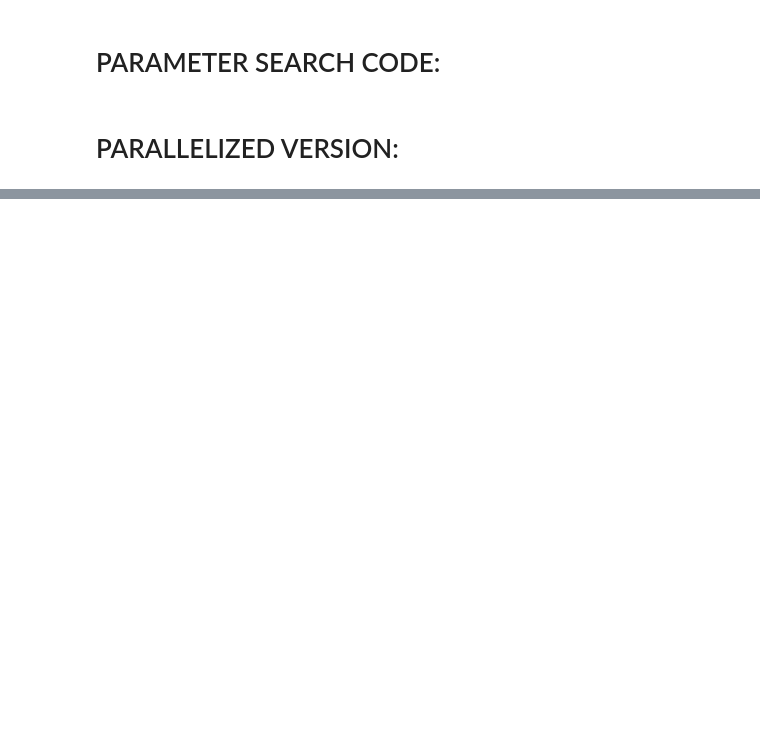
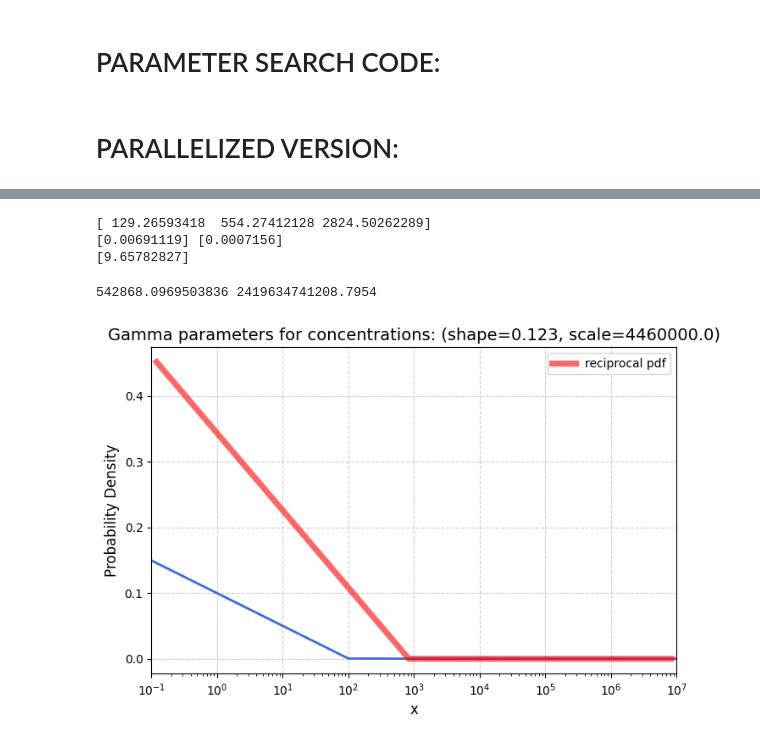
Before and after one commit to mattia0345/Research, a Jupyter notebook: parameter_search.ipynb, the cells around one changed output, grey strips where cells are left out. Saved outputs shown, nothing was run; the diff lists cells and outputs as text; code cells hidden in the pictures; blank space fills up the shorter version.

```diff
--- a/parameter_search.ipynb
+++ b/parameter_search.ipynb
@@ -953,0 +955,65 @@ simulation(2, 6000)
+# %%
+gen_rates = all_parameter_generation(2, "distributive", "gamma", (0.5, 1000), verbose = False)
+alpha_matrix = gen_rates.alpha_parameter_generation()
+beta_matrix = gen_rates.beta_parameter_generation()
+k_positive_rates, k_negative_rates = gen_rates.k_parameter_generation()
+p_positive_rates, p_negative_rates = gen_rates.p_parameter_generation()
+rate_min, rate_max = 1e-1, 1e7
+# print(np.clip(alpha_matrix, rate_min, rate_max))
+# print(np.clip(k_negative_rates, rate_min, rate_max))
+# print(np.clip(p_positive_rates, rate_min, rate_max))
+k_positive_rates = gen_rates.k_parameter_generation()[0]
+print(k_positive_rates)
+
+
+concentration_min, concentration_max = 1e-4, 1e-1
+gen_concentrations = all_parameter_generation(2, "distributive", "gamma", (1.25, 0.001), verbose = False)
+x_tot_parameter, y_tot_parameter = gen_concentrations.total_concentration_generation()
+for i in (x_tot_parameter, y_tot_parameter):
+    i = np.clip(i, concentration_min, concentration_max)
+print(x_tot_parameter, y_tot_parameter)
+print(x_tot_parameter / y_tot_parameter)
+# %% [output]
+[ 129.26593418  554.27412128 2824.50262289]
+[0.00691119] [0.0007156]
+[9.65782827]
+# %%
+import numpy as np
+import matplotlib.pyplot as plt
+from scipy.stats import gamma, reciprocal
+
+# recipriocal distribution
+a, b = 1e-1, 1e7
+random_numbers = reciprocal.rvs(a, b, size=10000)
+mean, var, skew, kurt = reciprocal.stats(a, b, moments='mvsk')
+x_rec = np.linspace(reciprocal.ppf(0.01, a, b),
+                reciprocal.ppf(0.99, a, b), 10000)
+
+print(mean, var)
+# Parameters for the Gamma distribution
+# shape = 1.25  # shape parameter (k)
+# scale = 0.001  # scale parameter (θ)
+x = np.linspace(1e-1, 1e7, 100000)  # range of x values
+shape = 0.123 # shape parameter (k)
+scale = 4.46e6  #
+# Compute the PDF
+pdf = gamma.pdf(x, a=shape, scale=scale)
+
+# Plot
+plt.figure(figsize=(8, 5))
+plt.plot(x, pdf, linewidth=2, color='royalblue')
+plt.title(f"Gamma parameters for concentrations: (shape={shape}, scale={scale})", fontsize=14)
+plt.plot(x_rec, reciprocal.pdf(x_rec, a, b),
+       'r-', lw=5, alpha=0.6, label='reciprocal pdf')
+plt.xlabel("x", fontsize=12)
+plt.ylabel("Probability Density", fontsize=12)
+plt.grid(True, linestyle='--', alpha=0.6)
+plt.xlim(1e-1, 1e7)
+plt.xscale('log')
+plt.legend()
+plt.show()
+
+# Generate 1000 random numbers from the distribution
+# %% [output]
+542868.0969503836 2419634741208.7954
+[figure, added]
```
Also changed, not shown: parts of 10 cells of this notebook, 33 other files.
